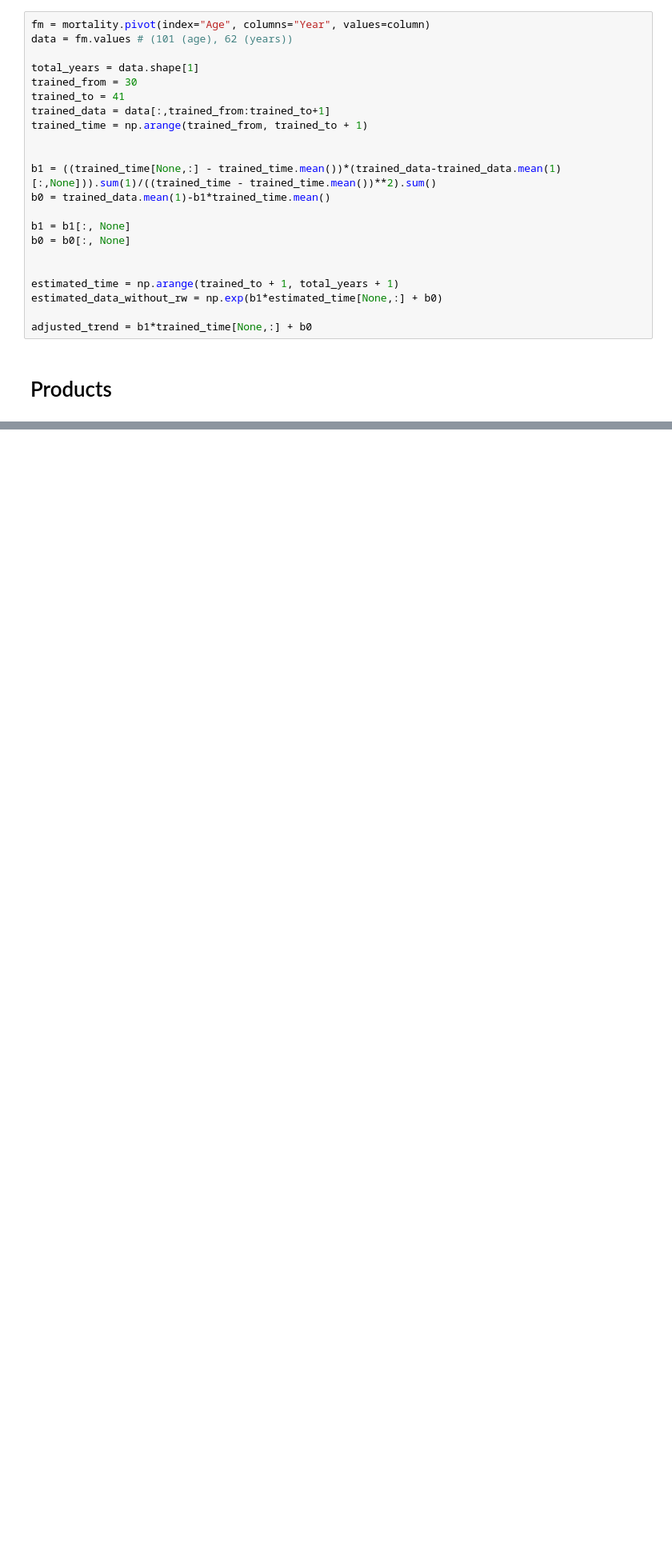
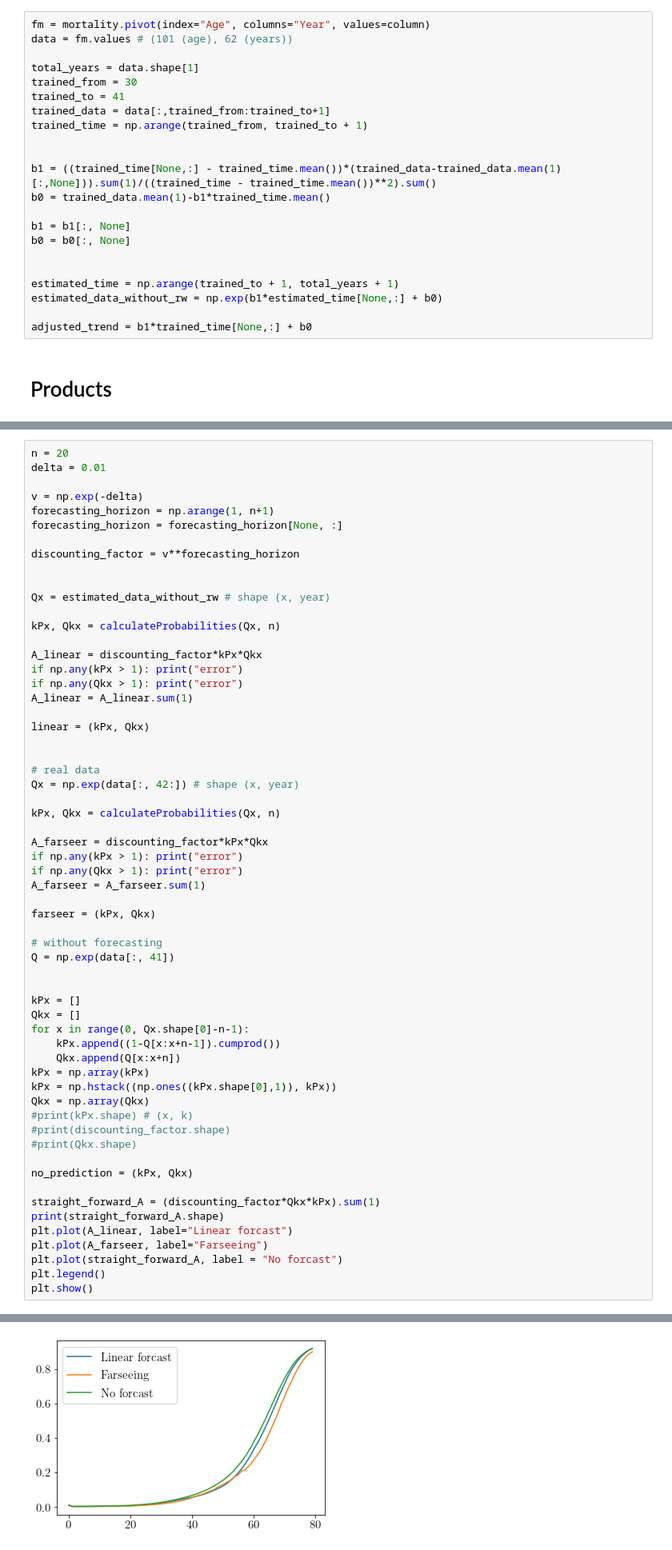
Before and after one commit to rogulforce/life_insurance_projekt, a Jupyter notebook: products_calculation.ipynb, the cells around one changed output, grey strips where cells are left out. Shown at 80% size. Saved outputs shown, nothing was run; the diff lists cells and outputs as text; blank space fills up the shorter version.

```diff
--- a/products_calculation.ipynb
+++ b/products_calculation.ipynb
@@ -180,0 +151,61 @@ plt.show()
+# %%
+n = 20
+delta = 0.01
+
+v = np.exp(-delta)
+forecasting_horizon = np.arange(1, n+1)
+forecasting_horizon = forecasting_horizon[None, :]
+
+discounting_factor = v**forecasting_horizon
+
+
+Qx = estimated_data_without_rw # shape (x, year)
+
+kPx, Qkx = calculateProbabilities(Qx, n)
+
+A_linear = discounting_factor*kPx*Qkx
+if np.any(kPx > 1): print("error")
+if np.any(Qkx > 1): print("error")
+A_linear = A_linear.sum(1)
+
+linear = (kPx, Qkx)
+
+
+# real data
+Qx = np.exp(data[:, 42:]) # shape (x, year)
+
+kPx, Qkx = calculateProbabilities(Qx, n)
+
+A_farseer = discounting_factor*kPx*Qkx
+if np.any(kPx > 1): print("error")
+if np.any(Qkx > 1): print("error")
+A_farseer = A_farseer.sum(1)
+
+farseer = (kPx, Qkx)
+
+# without forecasting
+Q = np.exp(data[:, 41])
+
+
+kPx = []
+Qkx = []
+for x in range(0, Qx.shape[0]-n-1):
+    kPx.append((1-Q[x:x+n-1]).cumprod())
+    Qkx.append(Q[x:x+n])
+kPx = np.array(kPx)
+kPx = np.hstack((np.ones((kPx.shape[0],1)), kPx))
+Qkx = np.array(Qkx)
+#print(kPx.shape) # (x, k)
+#print(discounting_factor.shape)
+#print(Qkx.shape)
+
+no_prediction = (kPx, Qkx)
+
+straight_forward_A = (discounting_factor*Qkx*kPx).sum(1)
+print(straight_forward_A.shape)
+plt.plot(A_linear, label="Linear forcast")
+plt.plot(A_farseer, label="Farseeing")
+plt.plot(straight_forward_A, label = "No forcast")
+plt.legend()
+plt.show()
+# %% [output]
@@ -181 +213,2 @@ plt.show()
+[figure, added]
 # %%
```
Also changed, not shown: parts of 9 cells of this notebook.
